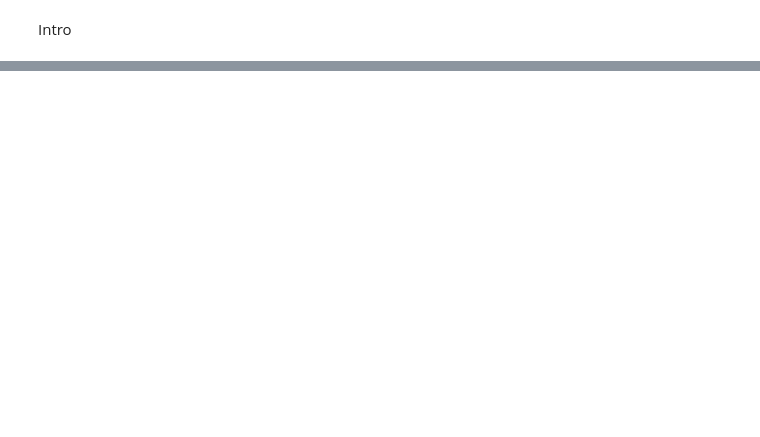
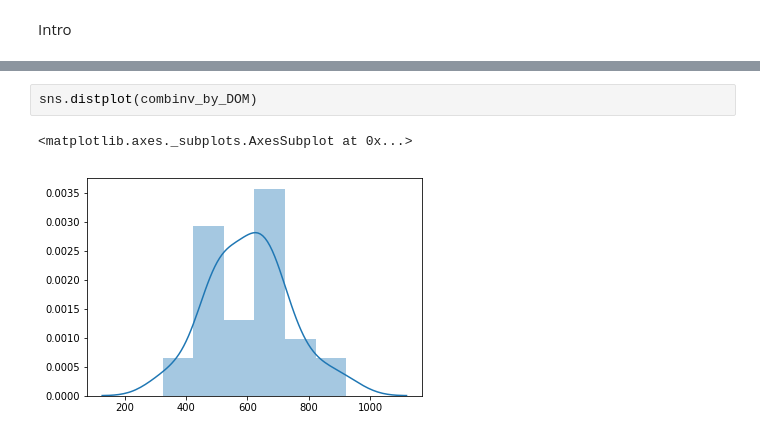
Before and after one commit to ConorHogan/PFDA-Project, a Jupyter notebook: Programming-for-Data-Analysis-Project.ipynb, the cells around one changed output, grey strips where cells are left out. Drawn from its saved outputs; the diff is of its cells as text; blank space fills up the shorter version.

```diff
--- a/Programming-for-Data-Analysis-Project.ipynb
+++ b/Programming-for-Data-Analysis-Project.ipynb
@@ -43,0 +145,5 @@ livechatdf
+# %%
+sns.distplot(combinv_by_DOM)
+# %% [output]
+<matplotlib.axes._subplots.AxesSubplot at 0x...>
+[figure, added]
```
Also changed, not shown: parts of 47 cells of this notebook, 6 other files.
